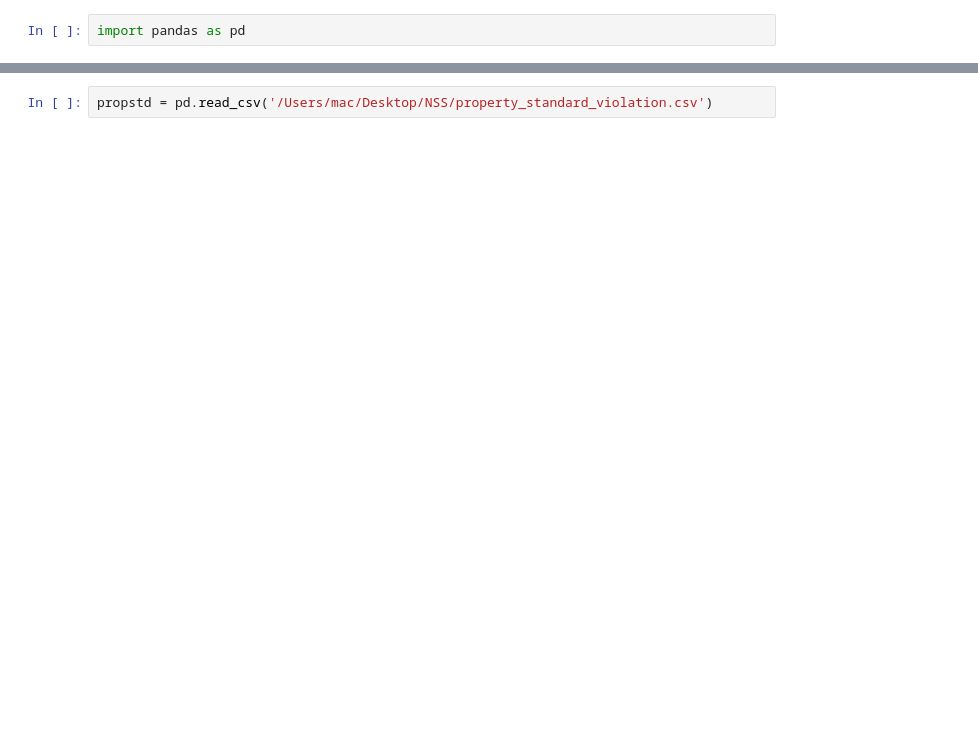
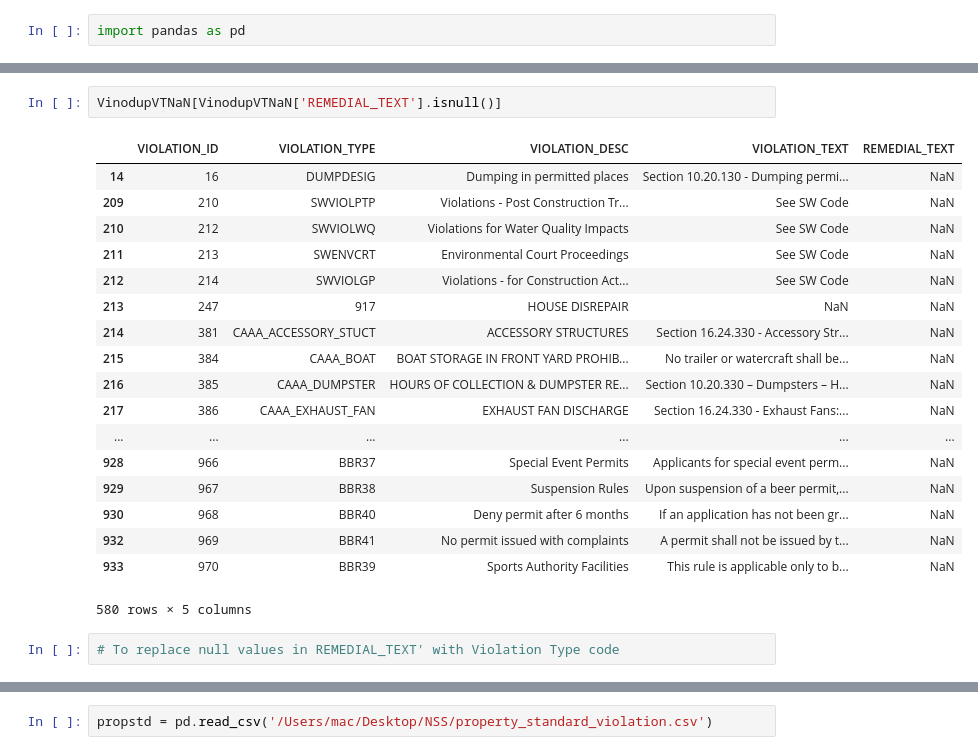
Before and after one commit to paulo-g-martinez/dq2-codes-violations-nashville, a Jupyter notebook: DQ2.ipynb, the cells around one changed output, grey strips where cells are left out. Drawn from its saved outputs; the diff is of its cells as text; blank space fills up the shorter version.

```diff
--- a/DQ2.ipynb
+++ b/DQ2.ipynb
@@ -4,0 +134,23 @@ violation = pd.read_excel('Codes\' List of Violations 15 aug 2017.xlsx')
+# %%
+VinodupVTNaN[VinodupVTNaN['REMEDIAL_TEXT'].isnull()]
+# %% [output]
+|  | VIOLATION_ID | VIOLATION_TYPE | VIOLATION_DESC | VIOLATION_TEXT | REMEDIAL_TEXT |
+| 14 | 16 | DUMPDESIG | Dumping in permitted places | Section 10.20.130 - Dumping permi... | NaN |
+| 209 | 210 | SWVIOLPTP | Violations - Post Construction Tr... | See SW Code | NaN |
+| 210 | 212 | SWVIOLWQ | Violations for Water Quality Impacts | See SW Code | NaN |
+| 211 | 213 | SWENVCRT | Environmental Court Proceedings | See SW Code | NaN |
+| 212 | 214 | SWVIOLGP | Violations - for Construction Act... | See SW Code | NaN |
+| 213 | 247 | 917 | HOUSE DISREPAIR | NaN | NaN |
+| 214 | 381 | CAAA_ACCESSORY_STUCT | ACCESSORY STRUCTURES | Section 16.24.330 - Accessory Str... | NaN |
+| 215 | 384 | CAAA_BOAT | BOAT STORAGE IN FRONT YARD PROHIB... | No trailer or watercraft shall be... | NaN |
+| 216 | 385 | CAAA_DUMPSTER | HOURS OF COLLECTION & DUMPSTER RE... | Section 10.20.330 – Dumpsters – H... | NaN |
+| 217 | 386 | CAAA_EXHAUST_FAN | EXHAUST FAN DISCHARGE | Section 16.24.330 - Exhaust Fans:... | NaN |
+| ... | ... | ... | ... | ... | ... |
+| 928 | 966 | BBR37 | Special Event Permits | Applicants for special event perm... | NaN |
+| 929 | 967 | BBR38 | Suspension Rules | Upon suspension of a beer permit,... | NaN |
+| 930 | 968 | BBR40 | Deny permit after 6 months | If an application has not been gr... | NaN |
+| 932 | 969 | BBR41 | No permit issued with complaints | A permit shall not be issued by t... | NaN |
+| 933 | 970 | BBR39 | Sports Authority Facilities | This rule is applicable only to b... | NaN |
+580 rows × 5 columns
+# %%
+# To replace null values in REMEDIAL_TEXT' with Violation Type code
```
Also changed, not shown: parts of 104 cells of this notebook.
